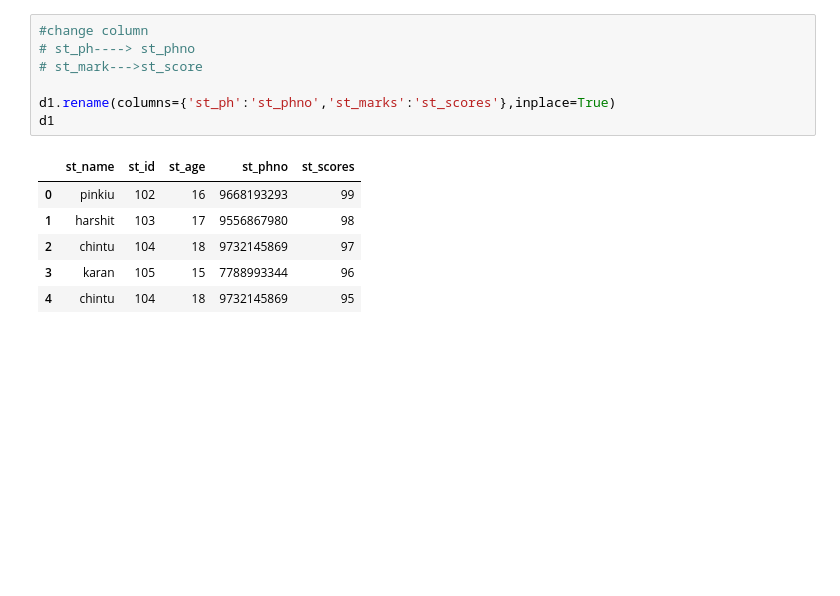
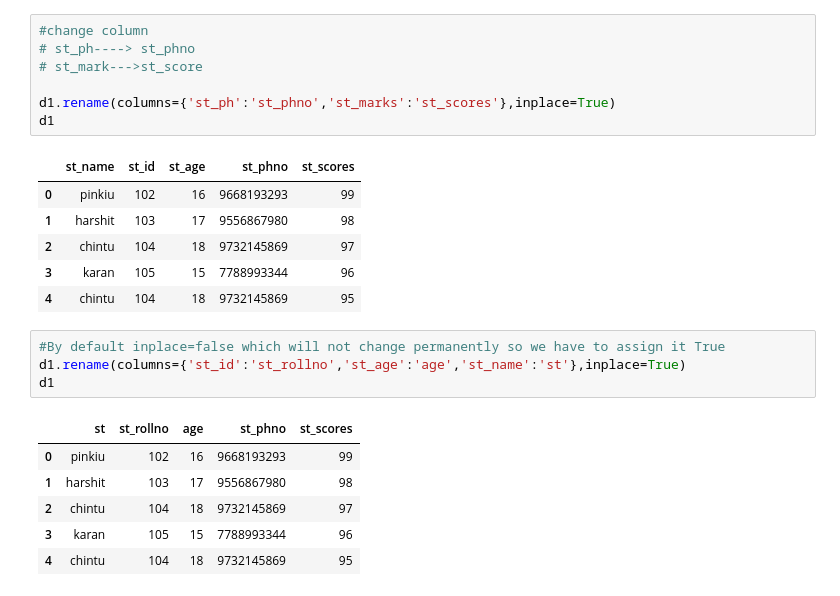
Before and after one commit to Yaminikanta/Python_Libraries, a Jupyter notebook: 02-Pandas/class_pandas.ipynb, the cells around one changed output. Saved outputs shown, nothing was run; the diff lists cells and outputs as text; blank space fills up the shorter version.

```diff
--- a/02-Pandas/class_pandas.ipynb
+++ b/02-Pandas/class_pandas.ipynb
@@ -466,3 +466,14 @@ d1
 | 2 | chintu | 104 | 18 | 9732145869 | 97 |
 | 3 | karan | 105 | 15 | 7788993344 | 96 |
 | 4 | chintu | 104 | 18 | 9732145869 | 95 |
+# %%
+#By default inplace=false which will not change permanently so we have to assign it True
+d1.rename(columns={'st_id':'st_rollno','st_age':'age','st_name':'st'},inplace=True)
+d1
+# %% [output]
+|  | st | st_rollno | age | st_phno | st_scores |
+| 0 | pinkiu | 102 | 16 | 9668193293 | 99 |
+| 1 | harshit | 103 | 17 | 9556867980 | 98 |
+| 2 | chintu | 104 | 18 | 9732145869 | 97 |
+| 3 | karan | 105 | 15 | 7788993344 | 96 |
+| 4 | chintu | 104 | 18 | 9732145869 | 95 |
```
